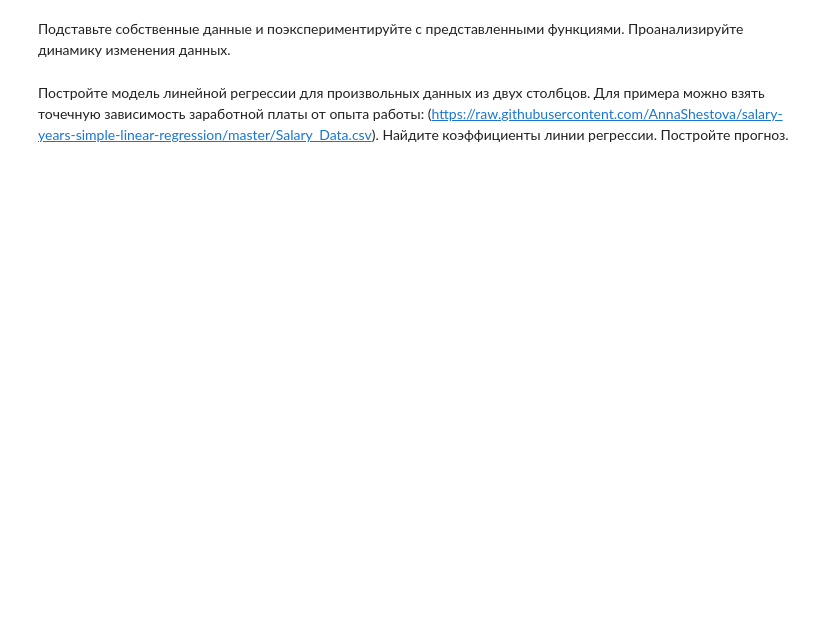
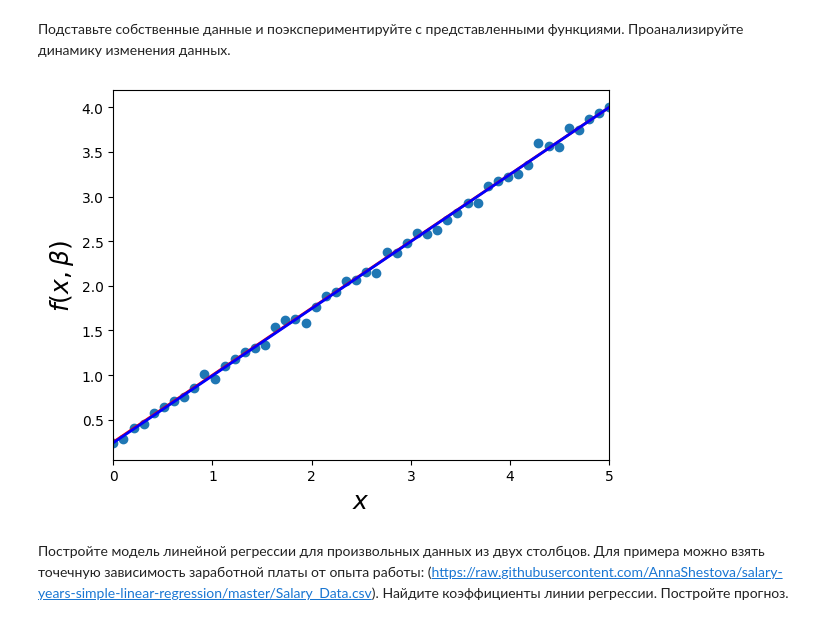
Before and after one commit to VolanD111/Main_Repository, a Jupyter notebook: Python/AI-sem2/WorkBook_4.ipynb, the cells around one changed output. Cells and saved outputs as stored; diff of their text form; code cells hidden in the pictures; blank space fills up the shorter version.

```diff
--- a/Python/AI-sem2/WorkBook_4.ipynb
+++ b/Python/AI-sem2/WorkBook_4.ipynb
@@ -47,5 +48,34 @@ plt.show()
 # %% [markdown]
 Подставьте собственные данные и поэкспериментируйте с представленными функциями. Проанализируйте динамику изменения данных.
+# %%
+import numpy as np
+import matplotlib.pyplot as plt
+import pandas as pd
+from scipy.optimize import curve_fit
+
+# Загрузка данных, выборка x и y
+url = "https://raw.githubusercontent.com/akmand/datasets/refs/heads/main/airlines.csv"
+df = pd.read_csv(url)
+x = df.iloc[:30, 1]
+y = df.iloc[:30, -2]
+
+beta = (0.25, 0.75)
+def f(x, b0, b1):
+    return b0 + b1 * x
+xdata = np.linspace(0, 5, 50)
+y = f(xdata, *beta)
+ydata = y + 0.05 * np.random.randn(len(xdata))
+beta_opt, beta_cov = curve_fit(f, xdata, ydata)
+fig, ax = plt.subplots()
+ax.scatter(xdata, ydata)
+ax.plot(xdata, y, 'r', lw=2)
+ax.plot(xdata, f(xdata, *beta_opt), 'b', lw=2)
+ax.set_xlim(0, 5)
+ax.set_xlabel(r"$x$", fontsize=18)
+ax.set_ylabel(r"$f(x, \beta)$", fontsize=18)
+plt.show()
+# %% [output]
+[figure, added]
 # %% [markdown]
 Постройте модель линейной регрессии для произвольных данных из двух столбцов. Для примера можно взять точечную зависимость заработной платы от опыта работы:
 (https://raw.githubusercontent.com/AnnaShestova/salary-years-simple-linear-regression/master/Salary_Data.csv).
```
Also changed, not shown: parts of 3 cells of this notebook, 5 other files.
